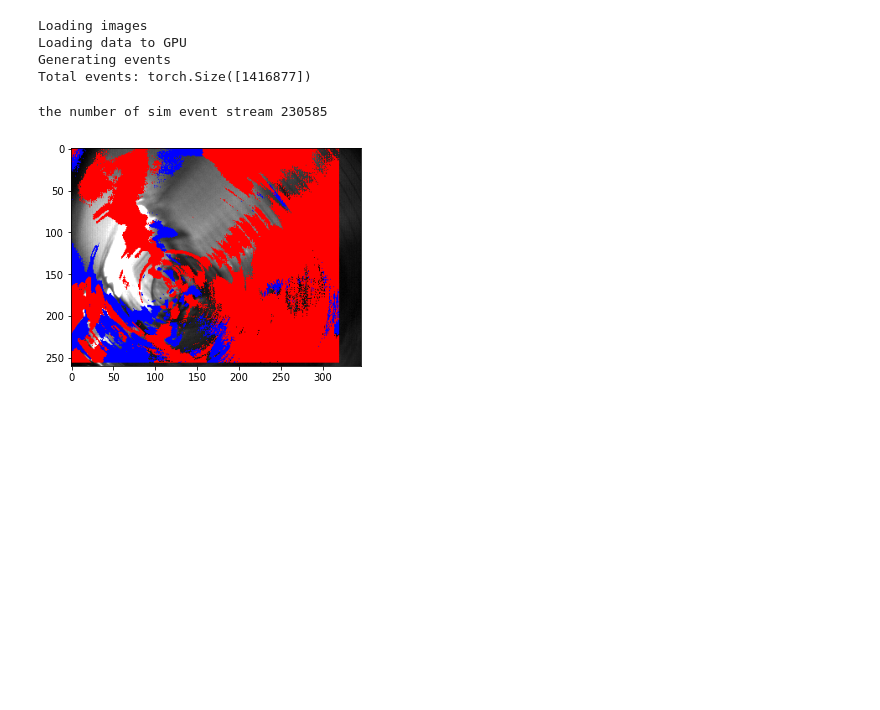
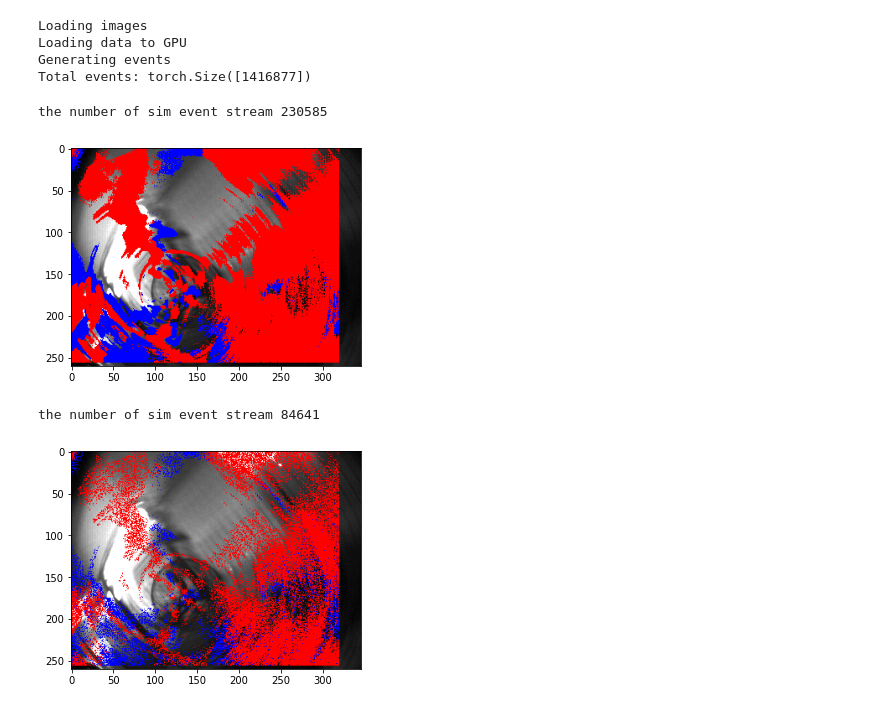
Before and after one commit to KwanWaiPang/ESIM_comment, a Jupyter notebook: rosbag_reading/upsampled_generate_sim_event.ipynb, the cells around one changed output. Saved outputs shown, nothing was run; the diff lists cells and outputs as text; code cells hidden in the pictures; blank space fills up the shorter version.

```diff
--- a/rosbag_reading/upsampled_generate_sim_event.ipynb
+++ b/rosbag_reading/upsampled_generate_sim_event.ipynb
@@ -185,30 +185,50 @@ Total events: torch.Size([1416877])
 # %%
 # 将生成的事件画到图片上
 
 # 获取第一帧到第二帧之间的事件
 timestamps_ns0=(timestamp_imgs_us[0]-timestamp_imgs_us[0])*1e3 #读取时间戳(注意要从0开始)
 timestamps_ns1=(timestamp_imgs_us[1]-timestamp_imgs_us[0])*1e3 #读取时间戳
 sim_mask = (all_event['t'] >= timestamps_ns0) & (all_event['t'] < timestamps_ns1)
 
 sim_event_stream = {k: v[sim_mask].cpu().numpy() for k, v in all_event.items()}
 print("the number of sim event stream",len(sim_event_stream['x']))
 
 image=image_set[1]
 # 将image_color重新生成一次
 image_color = np.stack([image,image,image],-1)
 xytp = np.stack([sim_event_stream['x'],
                  sim_event_stream['y'],
                  sim_event_stream['t'],
                  sim_event_stream['p']], -1).astype(np.int64)  # (N,4)
 neg_mask = (xytp[:, -1] == -1)
 pos_mask = (xytp[:, -1] == 1)
 
 # 这样做法避免了叠加产生粉红色
 image_color[xytp[neg_mask][:, 1], xytp[neg_mask][:, 0]] = np.array([[0., 0., 255.,]]) #将-事件的位置设置为blue
 image_color[xytp[pos_mask][:, 1], xytp[pos_mask][:, 0]] = np.array([[255., 0., 0.,]]) #将+事件的位置设置为red
 
 plt.imshow(image_color)
 plt.show()
+
+sim_mask = np.random.choice(sim_mask.cpu().sum(), 84641, replace=False)
+sim_event_stream = {k: v[sim_mask].cpu().numpy() for k, v in all_event.items()}
+print("the number of sim event stream",len(sim_event_stream['x']))
+image_color = np.stack([image,image,image],-1)
+xytp = np.stack([sim_event_stream['x'],
+                 sim_event_stream['y'],
+                 sim_event_stream['t'],
+                 sim_event_stream['p']], -1).astype(np.int64)  # (N,4)
+neg_mask = (xytp[:, -1] == -1)
+pos_mask = (xytp[:, -1] == 1)
+
+# 这样做法避免了叠加产生粉红色
+image_color[xytp[neg_mask][:, 1], xytp[neg_mask][:, 0]] = np.array([[0., 0., 255.,]]) #将-事件的位置设置为blue
+image_color[xytp[pos_mask][:, 1], xytp[pos_mask][:, 0]] = np.array([[255., 0., 0.,]]) #将+事件的位置设置为red
+
+plt.imshow(image_color)
+plt.show()
 # %% [output]
 the number of sim event stream 230585
 [figure]
+the number of sim event stream 84641
+[figure, added]
```
